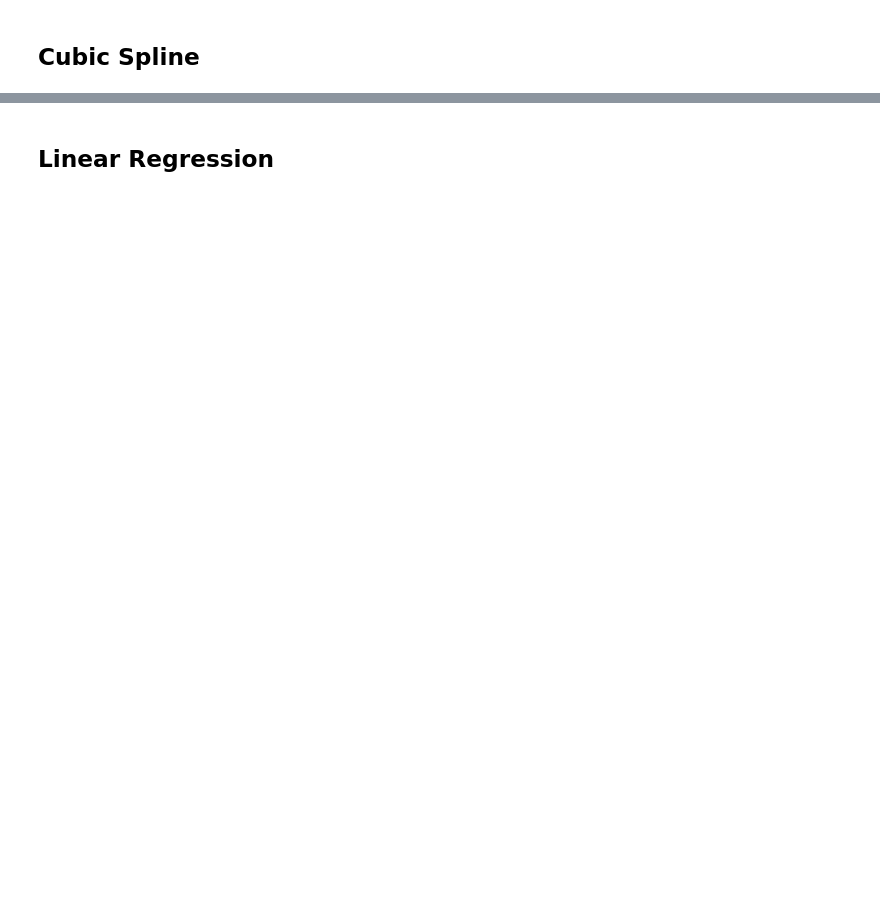
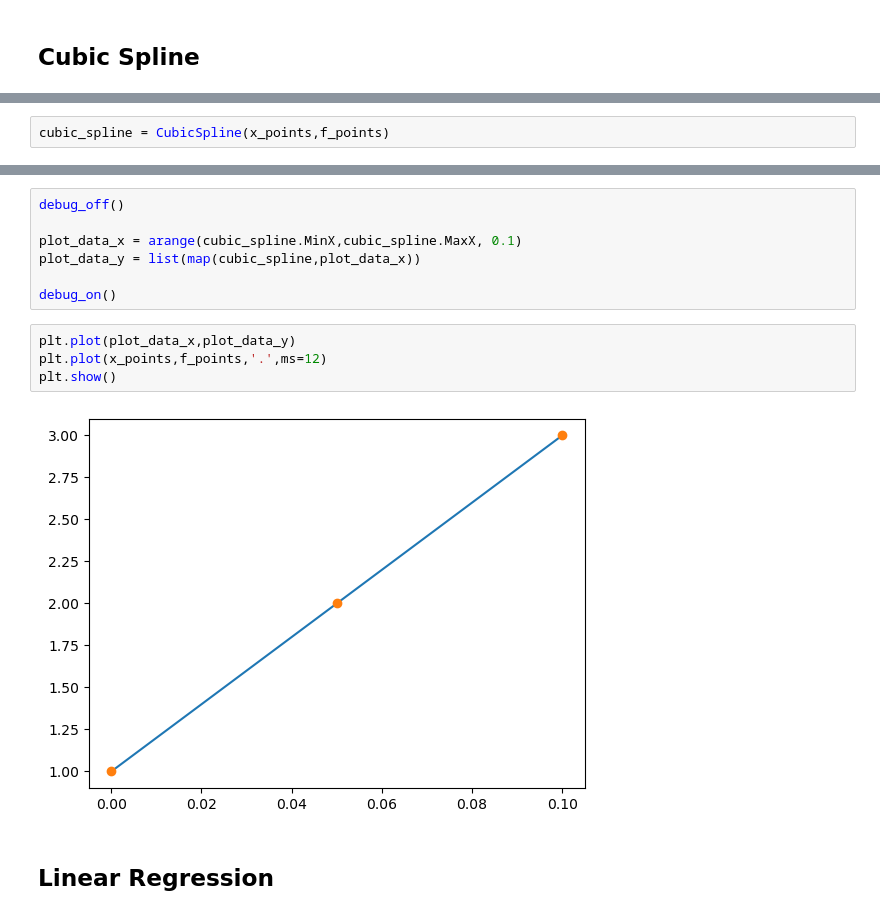
Before and after one commit to AmirYariAI/NumericalAnalysisRemake, a Jupyter notebook: unit_test.ipynb, the cells around one changed output, grey strips where cells are left out. Drawn from its saved outputs; the diff is of its cells as text; blank space fills up the shorter version.

```diff
--- a/unit_test.ipynb
+++ b/unit_test.ipynb
@@ -167,0 +257,2 @@ plt.show()
+# %%
+cubic_spline = CubicSpline(x_points,f_points)
@@ -168,2 +277,15 @@ plt.show()
+# %%
+debug_off()
+
+plot_data_x = arange(cubic_spline.MinX,cubic_spline.MaxX, 0.1)
+plot_data_y = list(map(cubic_spline,plot_data_x))
+
+debug_on()
+# %%
+plt.plot(plot_data_x,plot_data_y)
+plt.plot(x_points,f_points,'.',ms=12)
+plt.show()
+# %% [output]
+[figure, added]
 # %% [markdown]
 <h2>Linear Regression</h2>
```
Also changed, not shown: parts of 35 cells of this notebook.
